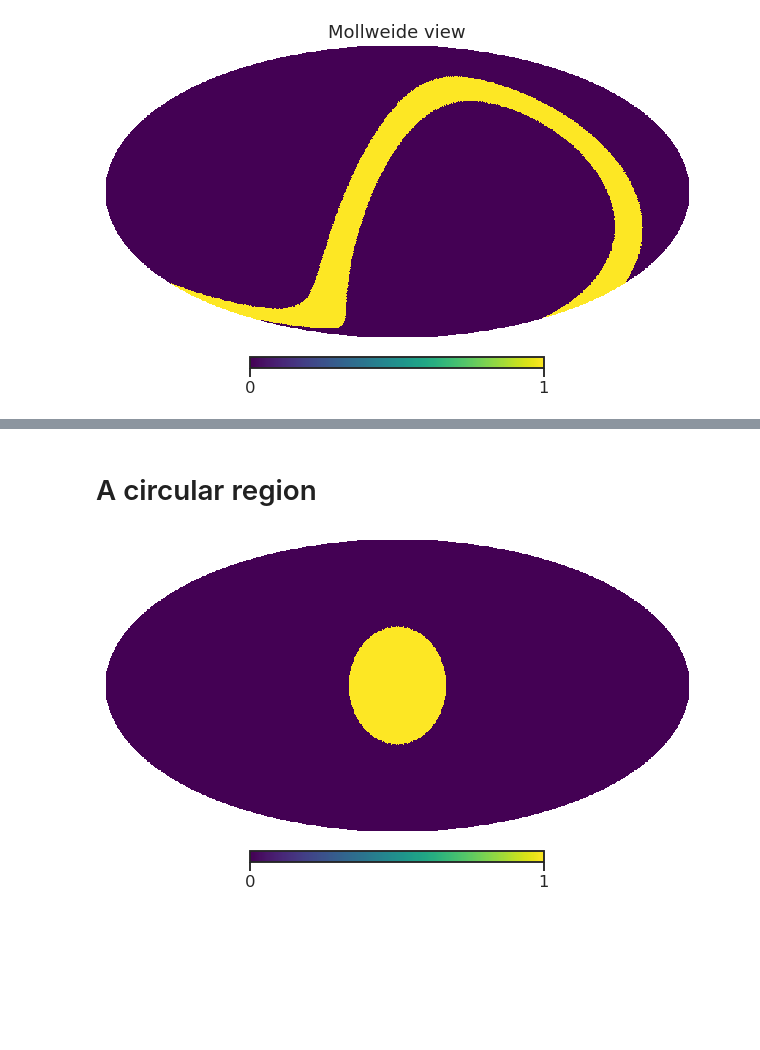
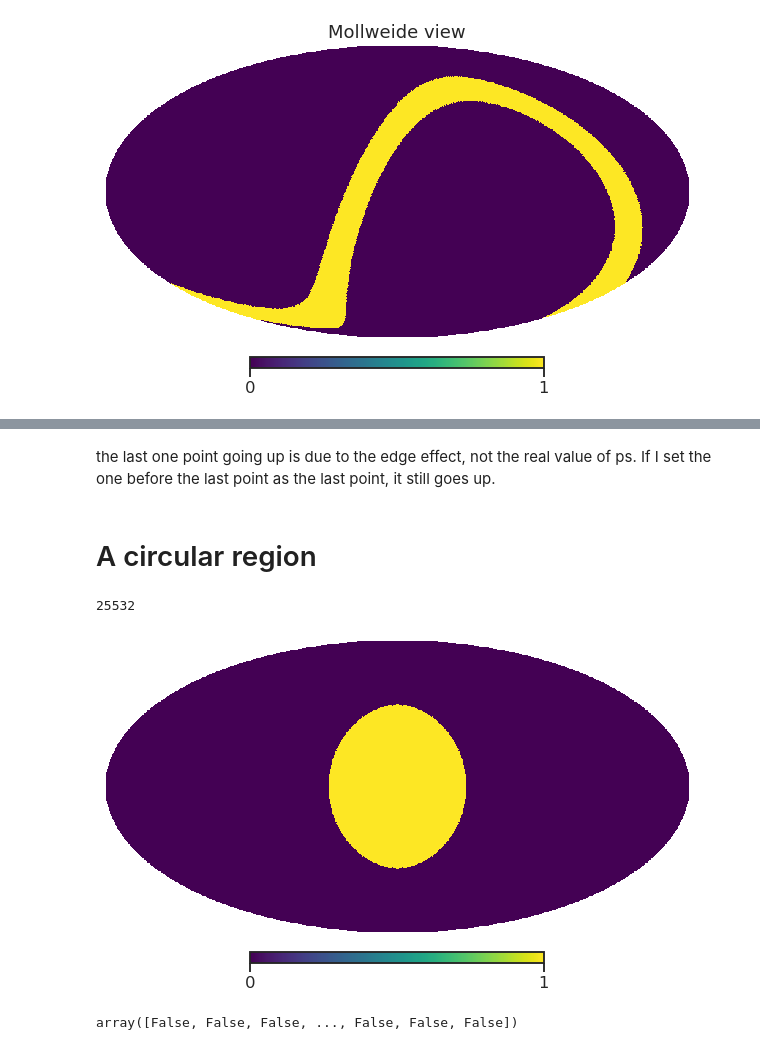
Before and after one commit to yaojian95/Beta_s, a Jupyter notebook: Power_spectrum_estimation.ipynb, the cells around one changed output, grey strips where cells are left out. Saved outputs shown, nothing was run; the diff lists cells and outputs as text; code cells hidden in the pictures; blank space fills up the shorter version.

```diff
--- a/Power_spectrum_estimation.ipynb
+++ b/Power_spectrum_estimation.ipynb
@@ -243,9 +230,17 @@ plt.legend(fontsize = 15)
+# %% [markdown]
+the last one point going up is due to the edge effect, not the real value of ps. If I set the one before the last point as the last point, it still goes up.
 # %% [markdown]
 # A circular region
 # %%
 from NPTFit import create_mask as cm # Module for creating masks
 # %%
-mask_cir = cm.make_mask_total(mask_ring = True, inner = 30, outer = 180, ring_b = 0, ring_l = 0)
+mask_cir = cm.make_mask_total(nside = Nside, mask_ring = True, inner = 42.25, outer = 180, ring_b = 0, ring_l = 0)
 hp.mollview(mask_cir,title='', cmap = 'viridis')
+mask_cir.sum()
 # %% [output]
+25532
-[figure, old version]
+[figure, new version]
+# %%
+mask_cir
+# %% [output]
+array([False, False, False, ..., False, False, False])
```
Also changed, not shown: parts of 42 cells of this notebook.
